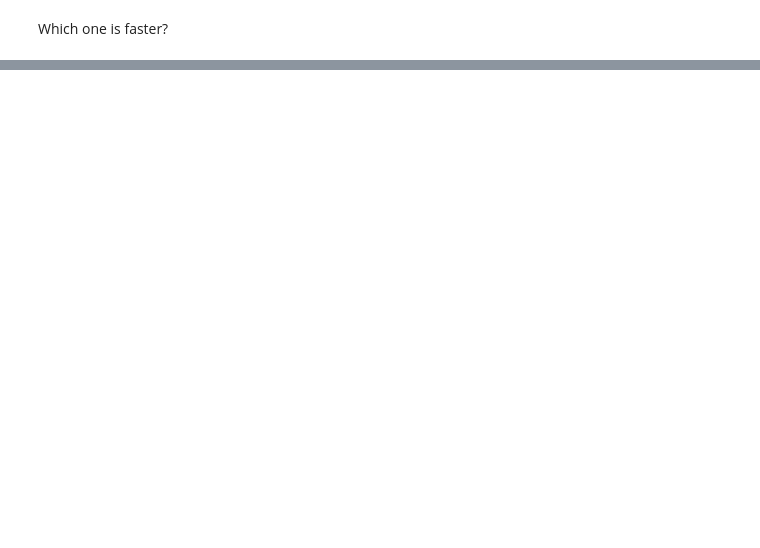
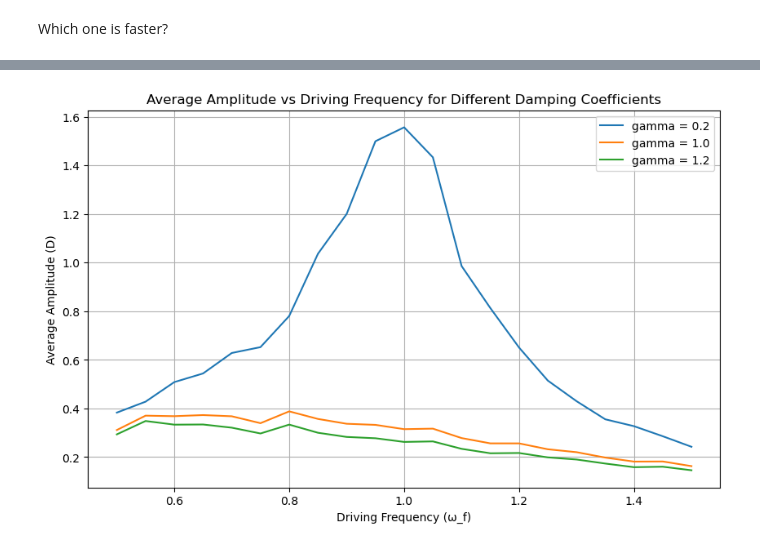
Before and after one commit to yihsunphys/computationalPhysics-113, a Jupyter notebook: project1/project1_demo3.ipynb, the cells around one changed output, grey strips where cells are left out. Drawn from its saved outputs; the diff is of its cells as text; code cells hidden in the pictures; blank space fills up the shorter version.

```diff
--- a/project1/project1_demo3.ipynb
+++ b/project1/project1_demo3.ipynb
@@ -385,0 +393,61 @@ simulate_and_plot(A=1, omega0=1, gamma=1.2, phi=0, label='Case (c): Overdamped')
+# %%
+
+# Constants
+M = 1.0
+K = 1.0
+F0 = 0.5
+t_eval = np.arange(0, 50, 0.005)
+gamma_values = [0.2, 1.0, 1.2]
+omega_f_range = np.arange(0.5, 1.55, 0.05)
+
+# Modified function with forcing term
+def func(t, y, K, M, damping, F0, omega_f):
+    f = np.zeros(len(y))
+    f[0] = y[1]  # dx/dt = v
+    f[1] = -K/M * y[0] - damping/M * y[1] + F0/M * np.cos(omega_f * t)  # a = -K/M * x - damping term + forcing term
+    return f
+
+# Total energy function
+def total_energy(x, v, K, M):
+    return 0.5 * M * v**2 + 0.5 * K * x**2
+
+# Function to calculate average amplitude between t=40 and t=50
+def average_amplitude(x, t):
+    x_in_range = x[(t > 40) & (t < 50)]
+    return np.mean(np.abs(x_in_range))
+
+# Initialize an empty dictionary to store results for each gamma
+results = {}
+
+# Loop over each gamma value
+for gamma in gamma_values:
+    avg_amplitudes = []
+
+    for omega_f in omega_f_range:
+        y0 = [0,0]  # Initial conditions: x=0, v=0
+
+        # Solve the system with the current damping and driving frequency
+        sol = mysolver.solve_ivp(func, t_eval, y0, "RK4", t_eval, args=(K, M, gamma, F0, omega_f))
+        position = sol[0]
+
+        # Calculate average amplitude between t=40 and t=50
+        avg_amp = average_amplitude(position, t_eval)
+        avg_amplitudes.append(avg_amp)
+
+    # Store the average amplitude result for this gamma value
+    results[gamma] = avg_amplitudes
+
+
+plt.figure(figsize=(10, 6))
+# Plot the average amplitude vs omega_f for each damping value
+for gamma, avg_amplitudes in results.items():
+    plt.plot(omega_f_range, avg_amplitudes, label=f"gamma = {gamma}")
+
+plt.xlabel("Driving Frequency (ω_f)")
+plt.ylabel("Average Amplitude (D)")
+plt.title("Average Amplitude vs Driving Frequency for Different Damping Coefficients")
+plt.legend()
+plt.grid(True)
+plt.show()
+# %% [output]
+[figure, added]
```
Also changed, not shown: parts of 8 cells of this notebook, 3 other files.
